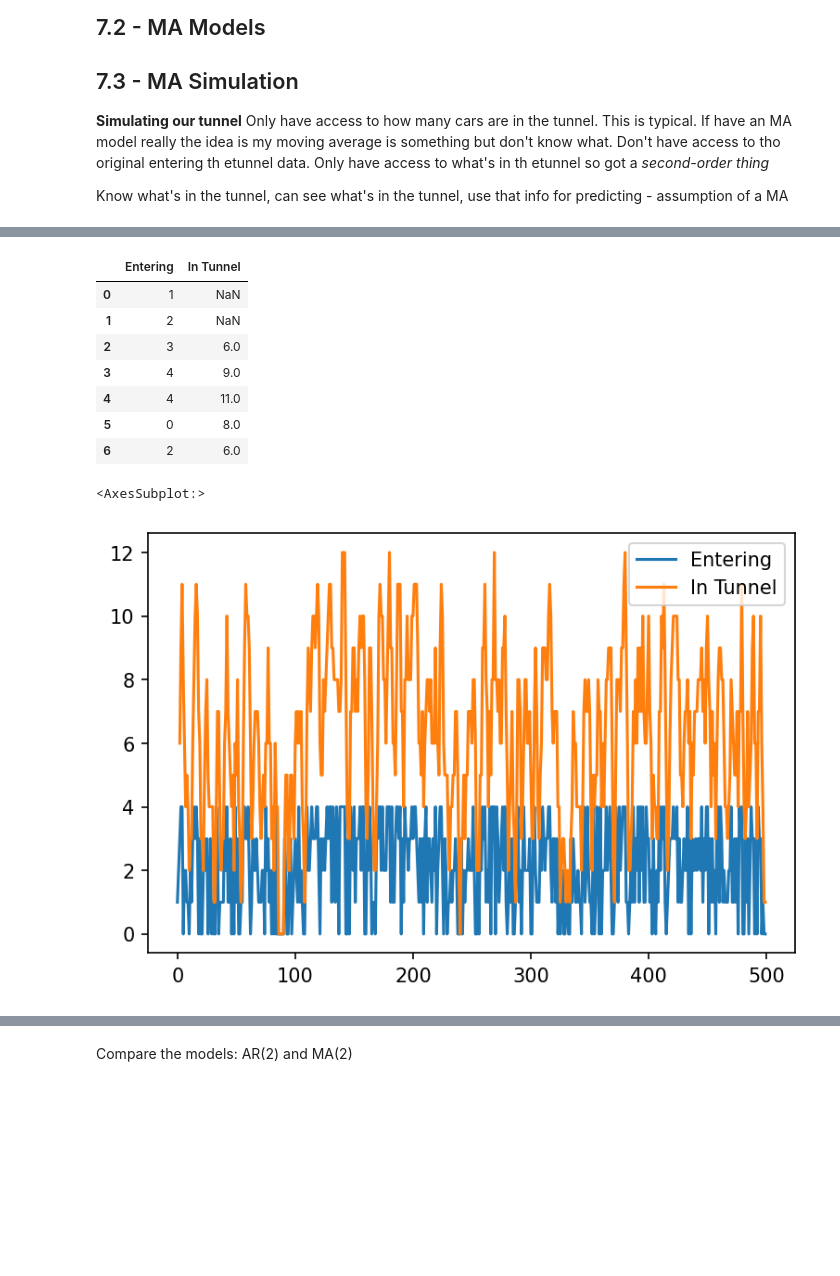
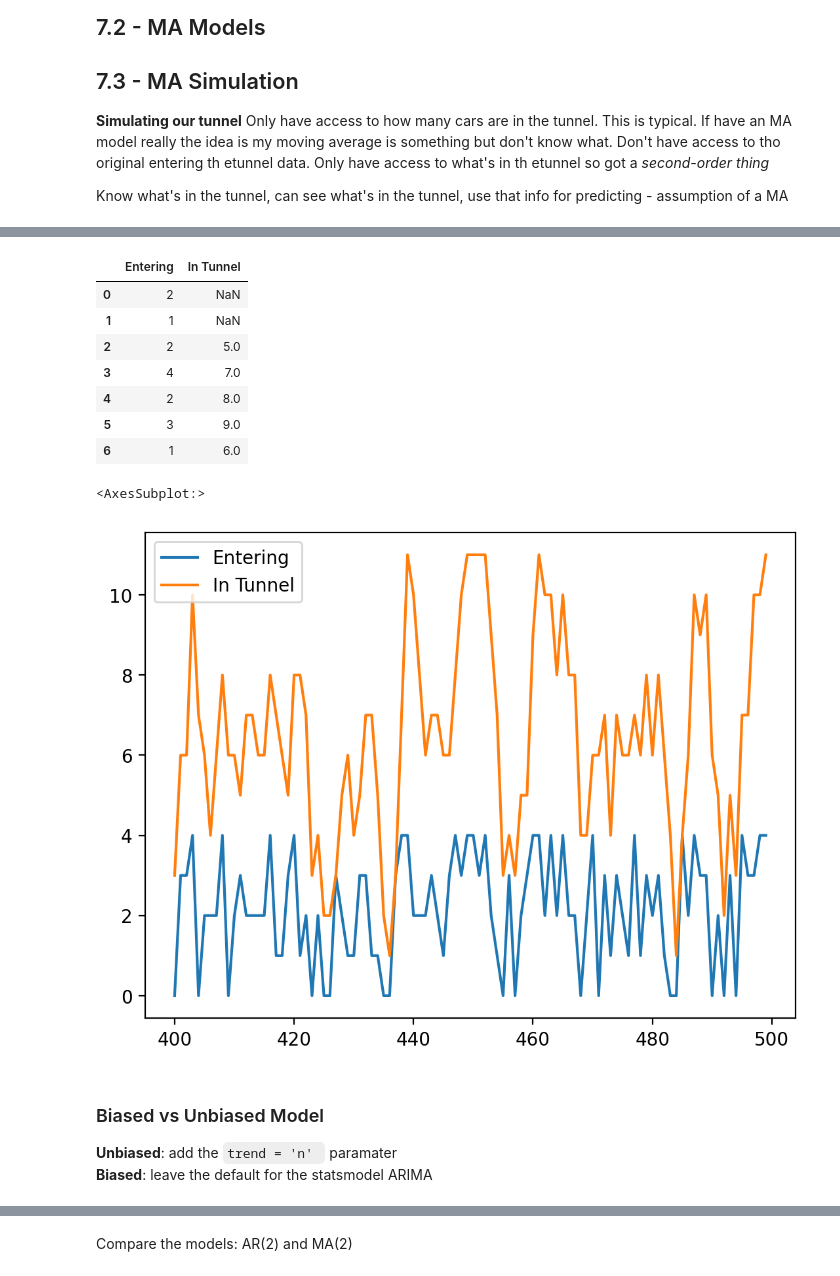
Before and after one commit to huuugh18/finmodel, a Jupyter notebook: 7 ARIMA.ipynb, the cells around one changed output, grey strips where cells are left out. Cells and saved outputs as stored; diff of their text form; code cells hidden in the pictures; blank space fills up the shorter version.

````diff
--- a/7 ARIMA.ipynb
+++ b/7 ARIMA.ipynb
@@ -25,7 +25,7 @@ import math
 import matplotlib.pyplot as plt
 
 
-plt.rcParams['figure.dpi'] = 150
+plt.rcParams['figure.dpi'] = 200
 
 
 def rmse(predicted, actual):
@@ -33,7 +33,3 @@ def rmse(predicted, actual):
     # print(actual)
     diffs = predicted - actual
     return math.sqrt(np.mean(diffs ** 2))
-
-# simulator has 500 minutes, each have cars from 0 - 5
-tunnel_df = pd.DataFrame(np.random.randint(5, size=500), columns=["Entering"])
-tunnel_df.head()
@@ -48,21 +48,25 @@ tunnel_df.head()
 # predictor column coming from the entering column
 # sum of the last 3 entering
 
-tunnel_df['In Tunnel'] = tunnel_df['Entering'].rolling(3).sum()[2:]
+tunnel_df['In Tunnel'] = tunnel_df['Entering'].rolling(3).sum()
 tunnel_df.head(7)
 # %% [output]
 |  | Entering | In Tunnel |
-| 0 | 1 | NaN |
-| 1 | 2 | NaN |
-| 2 | 3 | 6.0 |
-| 3 | 4 | 9.0 |
-| 4 | 4 | 11.0 |
-| 5 | 0 | 8.0 |
-| 6 | 2 | 6.0 |
+| 0 | 2 | NaN |
+| 1 | 1 | NaN |
+| 2 | 2 | 5.0 |
+| 3 | 4 | 7.0 |
+| 4 | 2 | 8.0 |
+| 5 | 3 | 9.0 |
+| 6 | 1 | 6.0 |
 # %%
-tunnel_df.plot()
+tunnel_df[400:].plot()
 # %% [output]
 <AxesSubplot:>
-[figure, old version]
+[figure, new version]
+# %% [markdown]
+### Biased vs Unbiased Model
+**Unbiased**: add the ```trend = 'n' ``` paramater
+**Biased**: leave the default for the statsmodel ARIMA
 # %%
 ma2_model = sm.tsa.arima.ARIMA(tunnel_df['In Tunnel'], order = (0,0,2), trend = 'n').fit()
````
Also changed, not shown: parts of 14 cells of this notebook, 6 other files.
